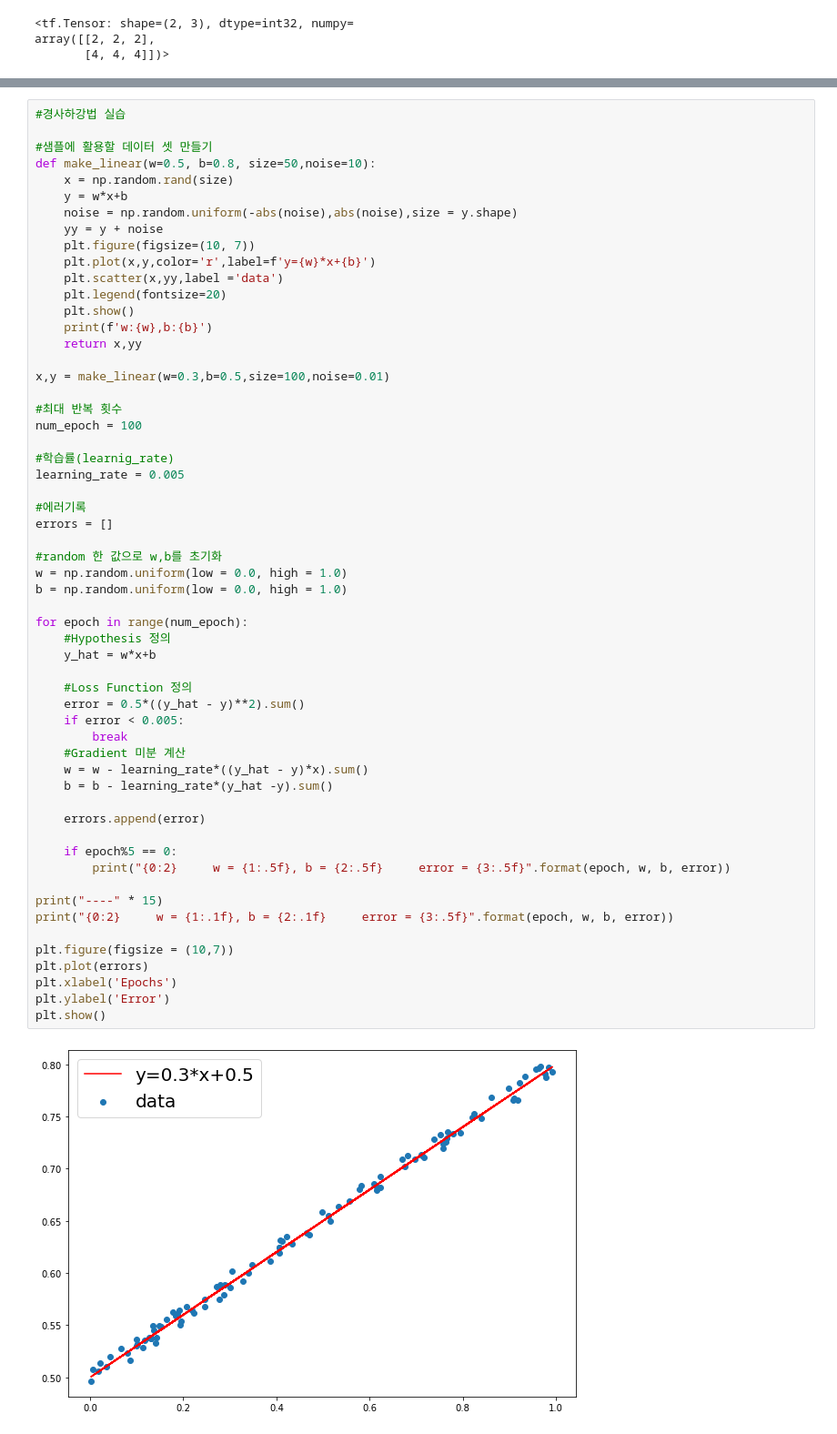
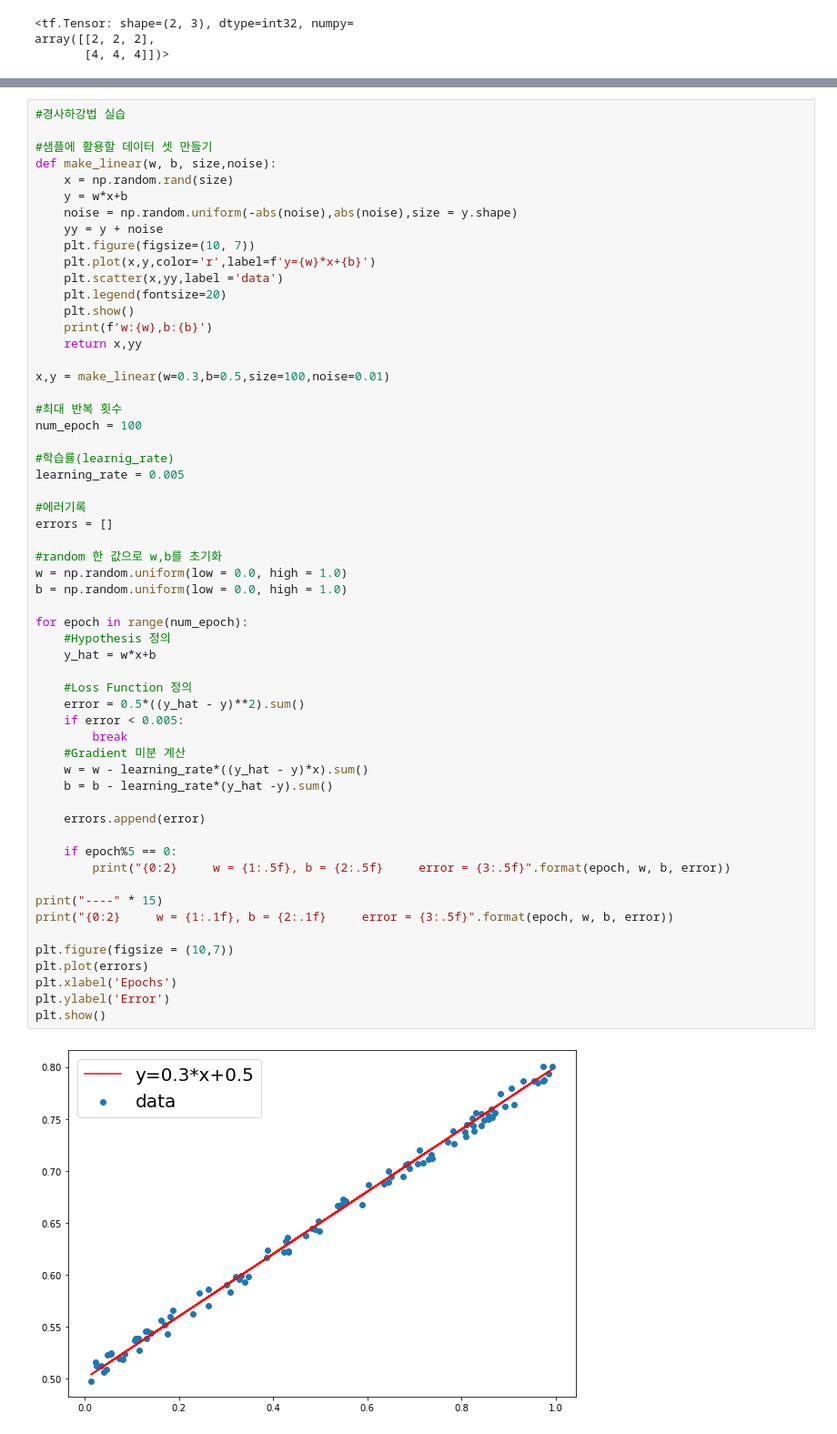
Before and after one commit to limit9895/Study, a Jupyter notebook: Tensorflow_study.ipynb, the cells around one changed output, grey strips where cells are left out. Shown at 91% size. Cells and saved outputs as stored; diff of their text form.

```diff
--- a/Tensorflow_study.ipynb
+++ b/Tensorflow_study.ipynb
@@ -413,7 +413,7 @@ y : [-2.628313    1.8239574   1.6396422  -2.5273085   3.630952   -1.5086024
 #경사하강법 실습
 
 #샘플에 활용할 데이터 셋 만들기
-def make_linear(w=0.5, b=0.8, size=50,noise=10):
+def make_linear(w, b, size,noise):
     x = np.random.rand(size)
     y = w*x+b
     noise = np.random.uniform(-abs(noise),abs(noise),size = y.shape)
@@ -440,32 +440,32 @@ errors = []
 #random 한 값으로 w,b를 초기화
 w = np.random.uniform(low = 0.0, high = 1.0)
 b = np.random.uniform(low = 0.0, high = 1.0)
 
 for epoch in range(num_epoch):
     #Hypothesis 정의
     y_hat = w*x+b
 
     #Loss Function 정의
     error = 0.5*((y_hat - y)**2).sum()
     if error < 0.005:
         break
     #Gradient 미분 계산
     w = w - learning_rate*((y_hat - y)*x).sum()
     b = b - learning_rate*(y_hat -y).sum()
 
     errors.append(error)
 
     if epoch%5 == 0:
         print("{0:2}     w = {1:.5f}, b = {2:.5f}     error = {3:.5f}".format(epoch, w, b, error))
 
 print("----" * 15)
 print("{0:2}     w = {1:.1f}, b = {2:.1f}     error = {3:.5f}".format(epoch, w, b, error))
 
 plt.figure(figsize = (10,7))
 plt.plot(errors)
 plt.xlabel('Epochs')
 plt.ylabel('Error')
 plt.show()
 # %% [output]
-[figure, old version]
+[figure, new version]
 w:0.3,b:0.5
```
Also changed, not shown: parts of 6 cells of this notebook.
